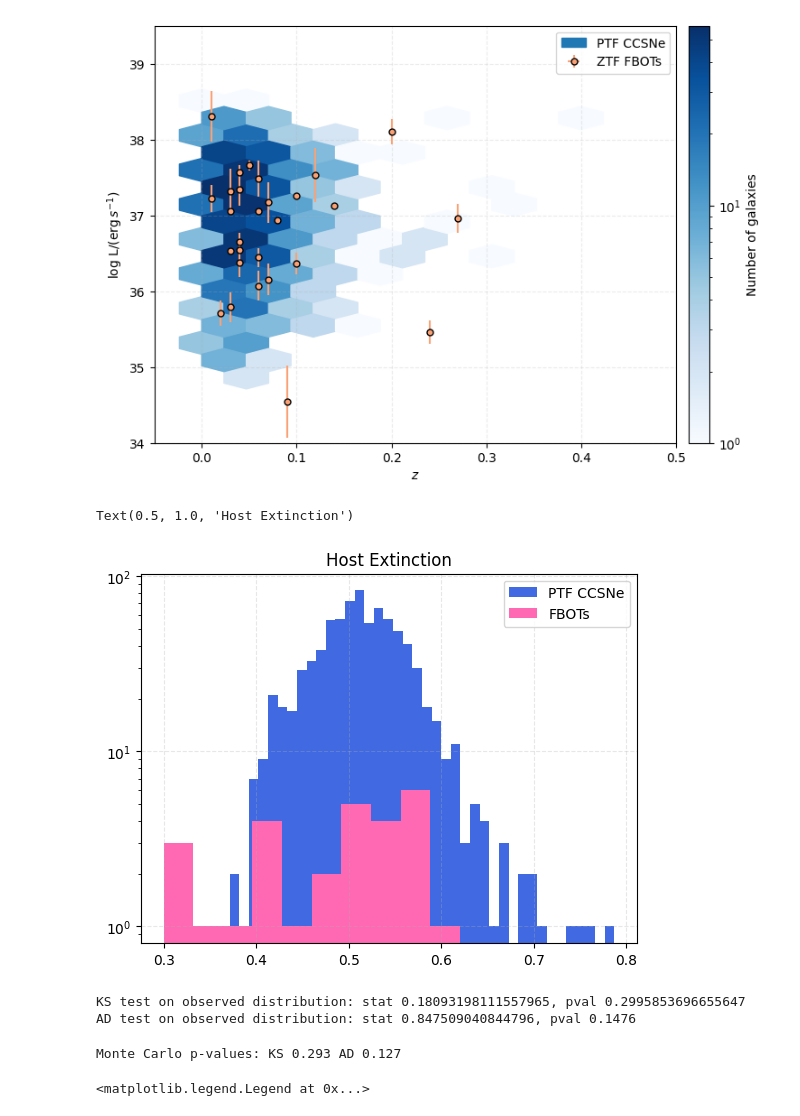
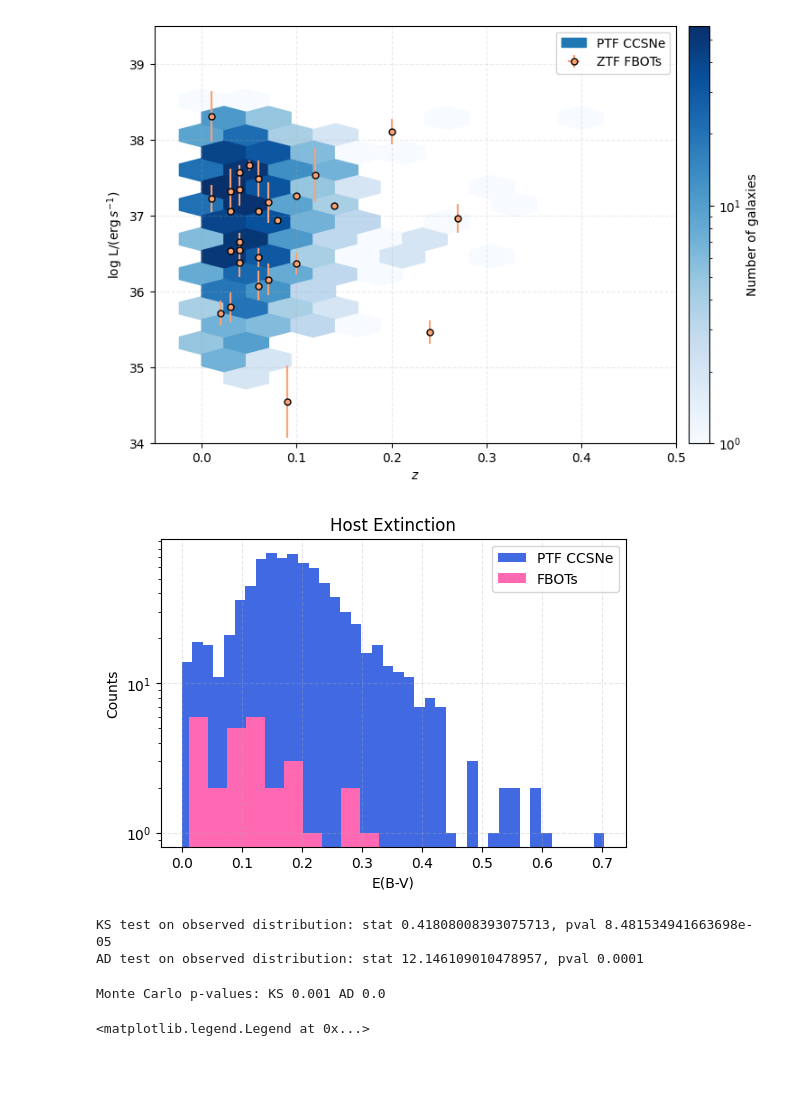
Before and after one commit to aswinsuresh24/sne_hosts, a Jupyter notebook: hosts.ipynb, the cells around one changed output. Cells and saved outputs as stored; diff of their text form; code cells hidden in the pictures; blank space fills up the shorter version.

Commit message:
calculate attenuation correctly and redo mc trials

```diff
--- a/hosts.ipynb
+++ b/hosts.ipynb
@@ -374,8 +374,8 @@ run_cigale('pcigale.ini', data_file, 'ptfccsne', plot=True)
 👍 Object 817/817 ━━━━━━━━━━━━━━━━━━━━━━━━━━━━━━━━━ 100%  0:00:19 0:00:00 42.2/s0m 42.4/s2.3/s
 [INFO] Done.
 # %%
-sne_results, sne_obs = create_results_table(['ptfccsne'], '.', type=redshifts, overwrite=True)
-fbot_results, fbot_obs = create_results_table(['ztffbots'], '.', type='FBOT', overwrite=True)
+sne_results, sne_obs = create_results_table(['ptfccsne'], 'results', type=redshifts, overwrite=True)
+fbot_results, fbot_obs = create_results_table(['ztffbots'], 'results', type='FBOT', overwrite=True)
 # %%
 sne_results
 # %% [output]
@@ -469,22 +469,25 @@ plt.savefig('plots/fbots_zlum.png', bbox_inches = 'tight', dpi = 400)
 # %% [output]
 [figure]
 # %%
-plt.hist(sne_results['bayes.attenuation.ebvs_old_factor'], bins = 40, color = 'royalblue', label = 'PTF CCSNe')
-plt.hist(fbot_results['bayes.attenuation.ebvs_old_factor'], bins = 10, color = 'hotpink', label = 'FBOTs')
+plt.figure(figsize = (6, 4))
+plt.hist(sne_results['bayes.attenuation.generic.bessell.B'] - sne_results['bayes.attenuation.generic.bessell.V'], bins = 40, color = 'royalblue', label = 'PTF CCSNe')
+plt.hist(fbot_results['bayes.attenuation.generic.bessell.B'] - fbot_results['bayes.attenuation.generic.bessell.V'], bins = 10, color = 'hotpink', label = 'FBOTs')
 plt.yscale('log')
+plt.xlabel('E(B-V)')
+plt.ylabel('Counts')
 plt.grid(linestyle = '--', alpha = 0.3)
 plt.legend()
 plt.title('Host Extinction')
+plt.savefig('plots/ebv.png', bbox_inches = 'tight', dpi = 400)
 # %% [output]
-Text(0.5, 1.0, 'Host Extinction')
-[figure, old version]
+[figure, new version]
 # %%
-mc_stats, ks_pval, ad_pval = monte_carlo_sims_1d(np.log10(fbot_results['bayes.sfh.sfr']), np.log10(sne_results['bayes.sfh.sfr']),
-                                                 kde_weights=(np.log(10) * sne_results['bayes.sfh.sfr']/sne_results['bayes.sfh.sfr_err'])**2)
+mc_stats, ks_pval, ad_pval = monte_carlo_sims_1d(fbot_results['bayes.attenuation.generic.bessell.B'] - fbot_results['bayes.attenuation.generic.bessell.V'],
+                                                 sne_results['bayes.attenuation.generic.bessell.B'] - sne_results['bayes.attenuation.generic.bessell.V'], savefile='results/ebv.csv')
 # %% [output]
-KS test on observed distribution: stat 0.18093198111557965, pval 0.2995853696655647
-AD test on observed distribution: stat 0.847509040844796, pval 0.1476
+KS test on observed distribution: stat 0.41808008393075713, pval 8.481534941663698e-05
+AD test on observed distribution: stat 12.146109010478957, pval 0.0001
-Monte Carlo p-values: KS 0.293 AD 0.127
+Monte Carlo p-values: KS 0.001 AD 0.0
 # %%
 plt.hist(mc_stats['AD'], bins = 30, color = 'royalblue', label = 'Monte Carlo samples')
 plt.axvline(-0.6771259359113175, linestyle = '--', alpha = 1, color = 'black', label = 'observed FBOTs')
```
Also changed, not shown: parts of 2 cells of this notebook, 5 other files.
